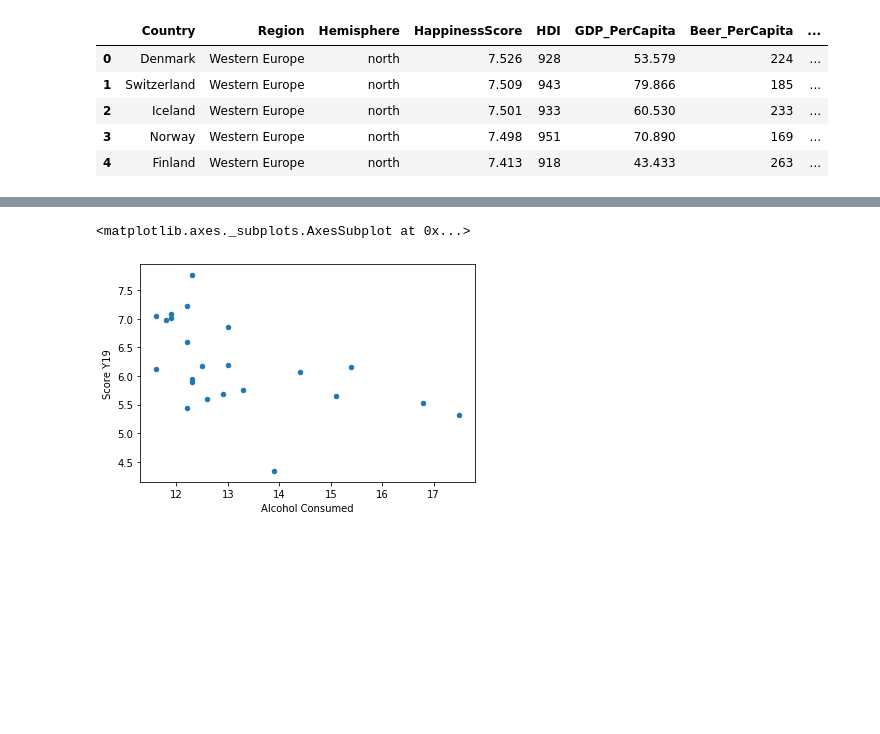
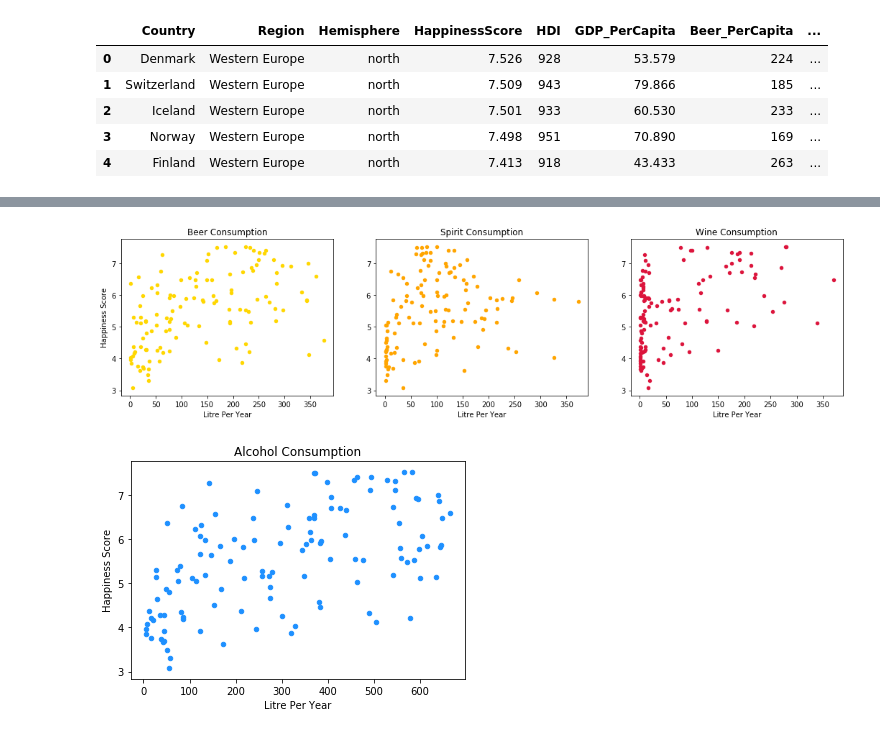
Before and after one commit to arvinseeva/TheHappyCo, a Jupyter notebook: Happyness_vs_Alcohol.ipynb, the cells around one changed output, grey strips where cells are left out. Cells and saved outputs as stored; diff of their text form; code cells hidden in the pictures; blank space fills up the shorter version.

Commit message:
New Plots

```diff
--- a/Happyness_vs_Alcohol.ipynb
+++ b/Happyness_vs_Alcohol.ipynb
@@ -135,5 +63,20 @@ alcohol_df
-# %%
-alcohol_df.plot(kind='scatter', x='Alcohol Consumed',y='Score Y19')
-# %% [output]
-<matplotlib.axes._subplots.AxesSubplot at 0x...>
-[figure, removed]
+# %%
+
+fg = plt.figure(figsize=(18,4))
+ax1 = fg.add_subplot(131)
+ax2 = fg.add_subplot(132)
+ax3 = fg.add_subplot(133)
+HappinessAlcoholConsumption_df.plot(kind='scatter',x='Beer_PerCapita',y='HappinessScore',ax=ax1,title='Beer Consumption',color='gold').set_xlabel('Litre Per Year')
+ax1.set_ylabel('Happiness Score')
+HappinessAlcoholConsumption_df.plot(kind='scatter',x='Spirit_PerCapita',y='HappinessScore',ax=ax2,title='Spirit Consumption',color='orange').set_xlabel('Litre Per Year')
+ax2.set_ylabel('')
+HappinessAlcoholConsumption_df.plot(kind='scatter',x='Wine_PerCapita',y='HappinessScore',ax=ax3,title='Wine Consumption',color='crimson').set_xlabel('Litre Per Year')
+ax3.set_ylabel('');
+# %% [output]
+[figure, added]
+# %%
+ax = HappinessAlcoholConsumption_df.plot(kind='scatter',x='Alcohol_PerCapita',y='HappinessScore',color='dodgerblue',marker='o',title='Alcohol Consumption')
+ax.set_xlabel('Litre Per Year')
+ax.set_ylabel('Happiness Score');
+# %% [output]
+[figure, added]
```
Also changed, not shown: parts of 12 cells of this notebook.
